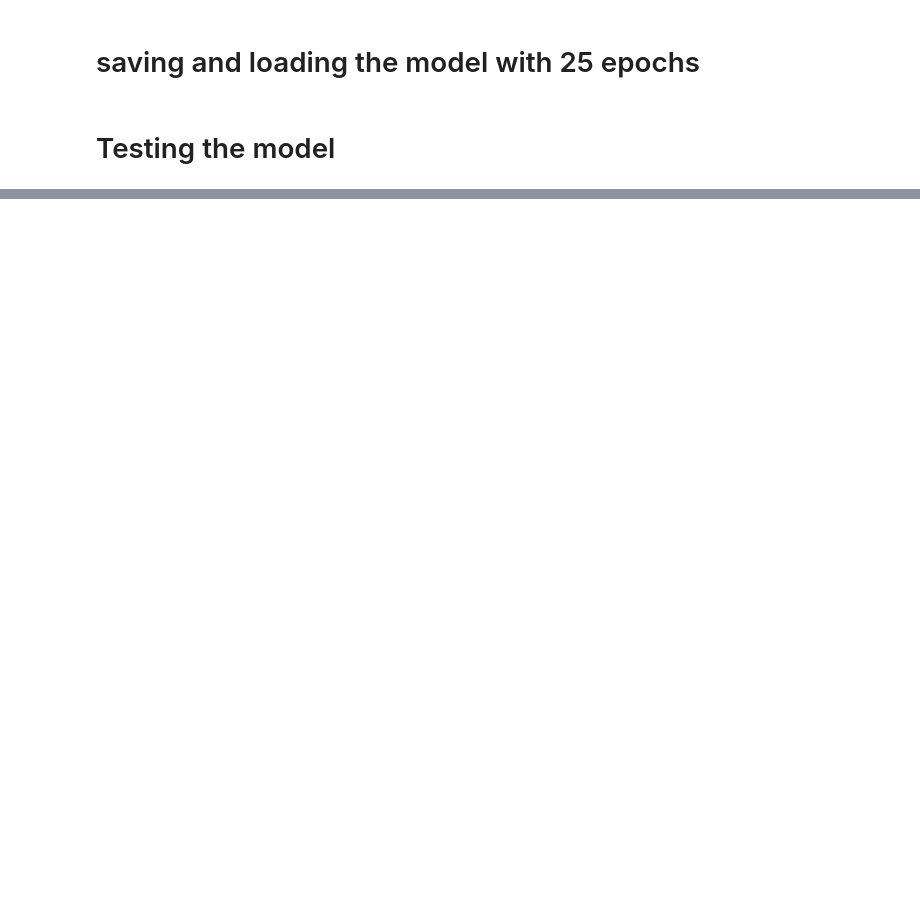
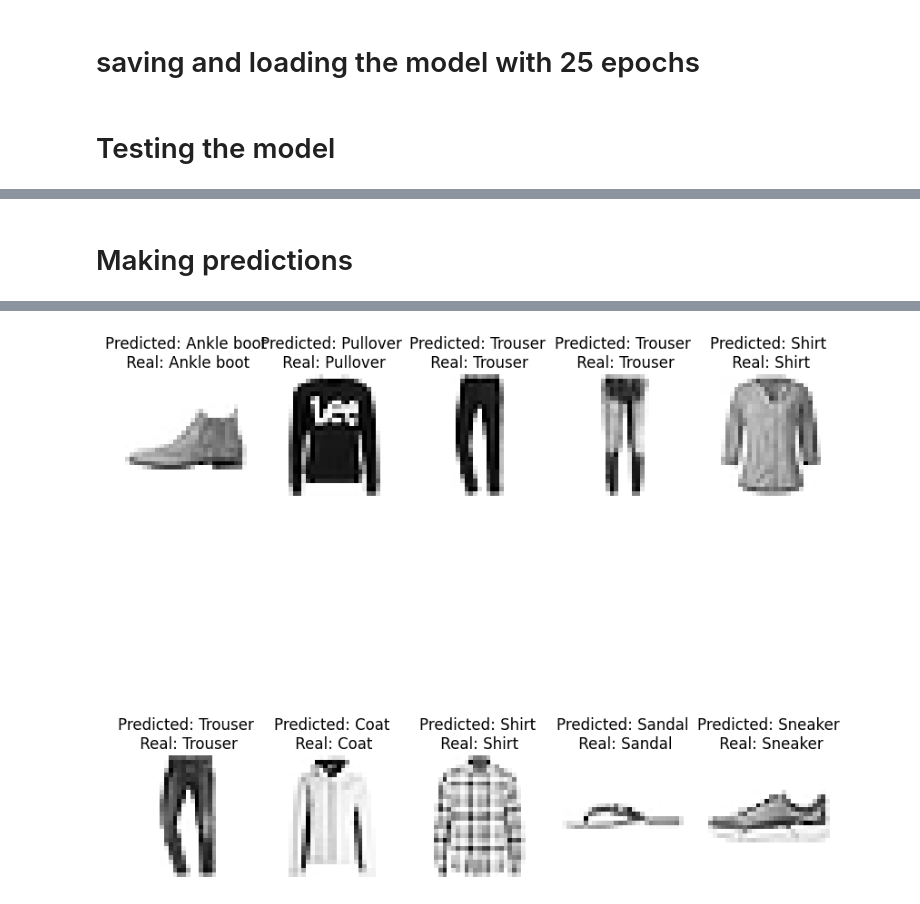
Before and after one commit to Batista94/clothing_image_classification, a Jupyter notebook: clothing_classification.ipynb, the cells around one changed output, grey strips where cells are left out. Cells and saved outputs as stored; diff of their text form; code cells hidden in the pictures; blank space fills up the shorter version.

```diff
--- a/clothing_classification.ipynb
+++ b/clothing_classification.ipynb
@@ -133,0 +135,15 @@ plt.show()
+# %% [markdown]
+# Making predictions
+# %%
+predictions = model.predict(X_test)
+predicted_classes = np.argmax(predictions, axis=1)
+
+#visualizing some predictions
+plt.figure(figsize=(10, 10))
+for i in range(10):
+    plt.subplot(2, 5, i + 1)
+    plt.imshow(X_test[i].reshape(28,28), cmap='Greys')
+    plt.title(f"Predicted: {label_names[predicted_classes[i]]}\n Real: {label_names[y_test[i]]}")
+    plt.axis('off')
+plt.show()
+# %% [output]
@@ -133,0 +151 @@ plt.show()
+[figure, added]
```
Also changed, not shown: parts of 11 cells of this notebook, 3 other files.
